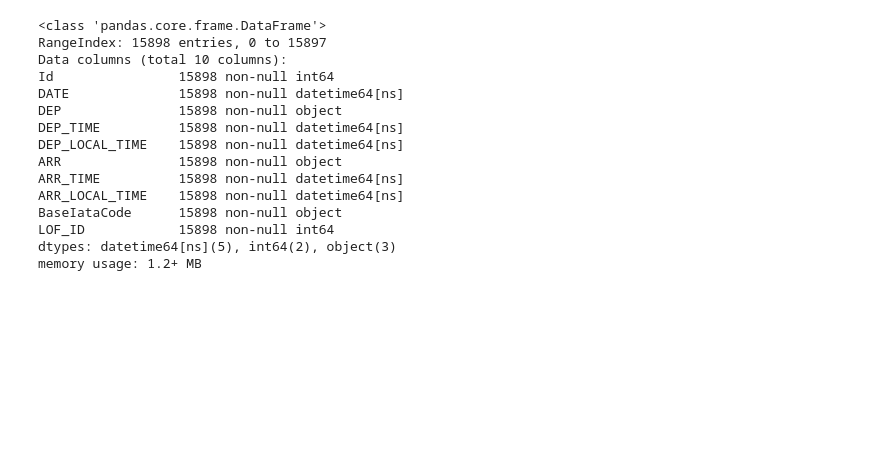
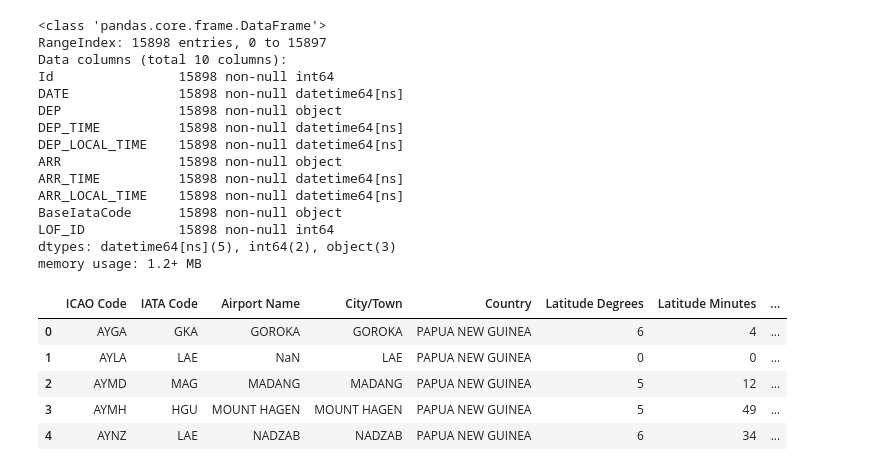
Before and after one commit to albertogcmr/dashboard-project-airline, a Jupyter notebook: main.ipynb, the cells around one changed output. Saved outputs shown, nothing was run; the diff lists cells and outputs as text; code cells hidden in the pictures; blank space fills up the shorter version.

```diff
--- a/main.ipynb
+++ b/main.ipynb
@@ -47,3 +56,12 @@ BaseIataCode      15898 non-null object
 LOF_ID            15898 non-null int64
 dtypes: datetime64[ns](5), int64(2), object(3)
 memory usage: 1.2+ MB
+# %%
+iata.head()
+# %% [output]
+|  | ICAO Code | IATA Code | Airport Name | City/Town | Country | Latitude Degrees | Latitude Minutes | ... |
+| 0 | AYGA | GKA | GOROKA | GOROKA | PAPUA NEW GUINEA | 6 | 4 | ... |
+| 1 | AYLA | LAE | NaN | LAE | PAPUA NEW GUINEA | 0 | 0 | ... |
+| 2 | AYMD | MAG | MADANG | MADANG | PAPUA NEW GUINEA | 5 | 12 | ... |
+| 3 | AYMH | HGU | MOUNT HAGEN | MOUNT HAGEN | PAPUA NEW GUINEA | 5 | 49 | ... |
+| 4 | AYNZ | LAE | NADZAB | NADZAB | PAPUA NEW GUINEA | 6 | 34 | ... |
```
Also changed, not shown: parts of 10 cells of this notebook, 3 other files.
